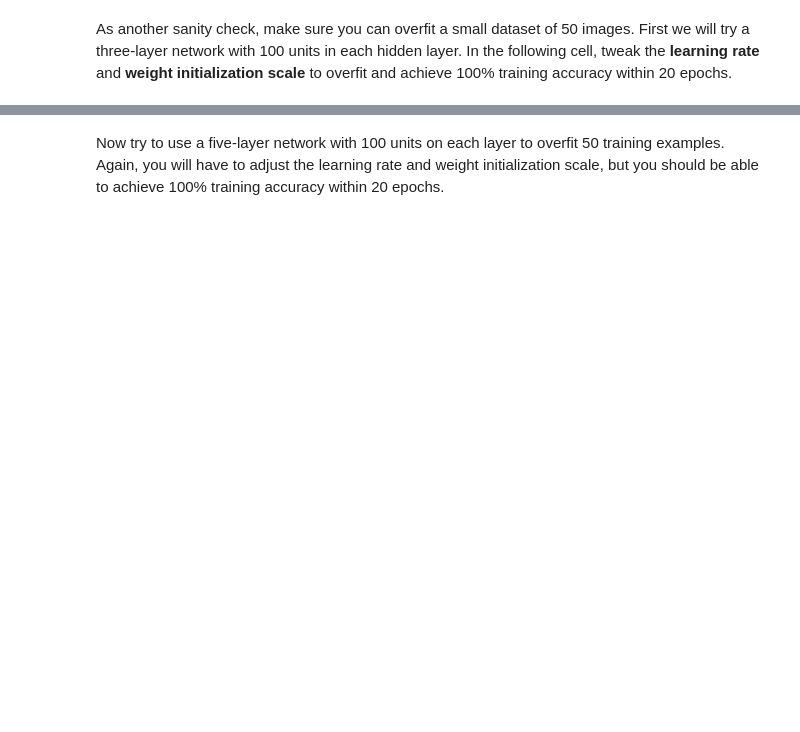
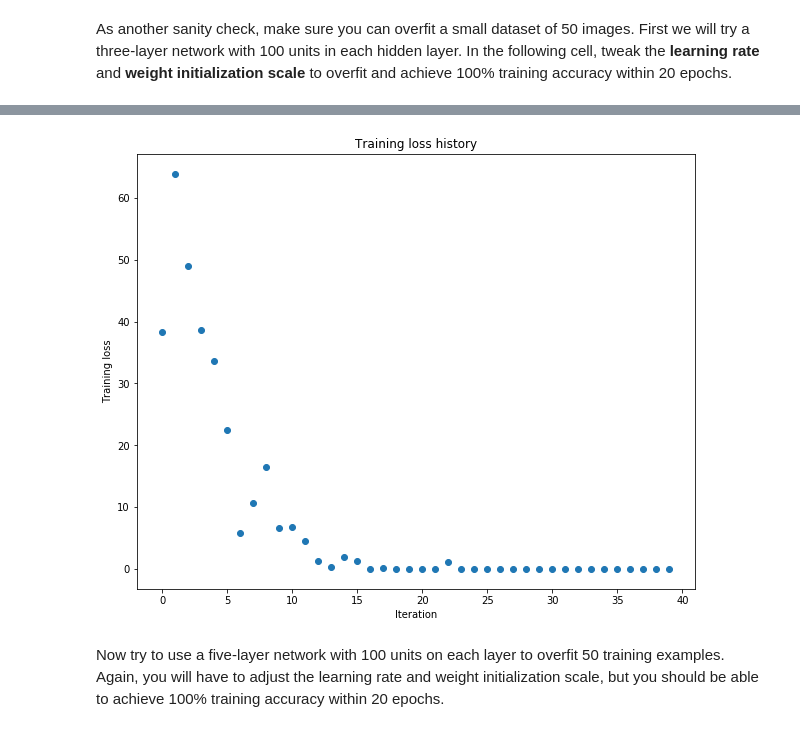
Before and after one commit to dnguyen7667/cs231, a Jupyter notebook: CS231n/assignment2/FullyConnectedNets.ipynb, the cells around one changed output, grey strips where cells are left out. Saved outputs shown, nothing was run; the diff lists cells and outputs as text; code cells hidden in the pictures; blank space fills up the shorter version.

```diff
--- a/CS231n/assignment2/FullyConnectedNets.ipynb
+++ b/CS231n/assignment2/FullyConnectedNets.ipynb
@@ -415,8 +459,7 @@ for reg in [0, 3.14]:
 # %% [markdown]
 As another sanity check, make sure you can overfit a small dataset of 50 images. First we will try a three-layer network with 100 units in each hidden layer. In the following cell, tweak the **learning rate** and **weight initialization scale** to overfit and achieve 100% training accuracy within 20 epochs.
 # %%
-# TODO: Use a three-layer Net to overfit 50 training examples by
-# tweaking just the learning rate and initialization scale.
+# TODO: Use a three-layer Net to overfit 50 training examples.
 
 num_train = 50
 small_data = {
@@ -426,8 +469,8 @@ small_data = {
   'y_val': data['y_val'],
 }
 
-weight_scale = 1e-2   # Experiment with this!
-learning_rate = 1e-4  # Experiment with this!
+weight_scale = 3.9e-2
+learning_rate = 2e-3
 model = FullyConnectedNet([100, 100],
               weight_scale=weight_scale, dtype=np.float64)
 solver = Solver(model, small_data,
@@ -444,3 +487,4 @@ plt.title('Training loss history')
 plt.xlabel('Iteration')
 plt.ylabel('Training loss')
 plt.show()
+# %% [output]
@@ -447,3 +508,4 @@ plt.show()
+[figure, added]
 # %% [markdown]
 Now try to use a five-layer network with 100 units on each layer to overfit 50 training examples. Again, you will have to adjust the learning rate and weight initialization scale, but you should be able to achieve 100% training accuracy within 20 epochs.
 # %%
```
Also changed, not shown: parts of 8 cells of this notebook, 1 other file.
